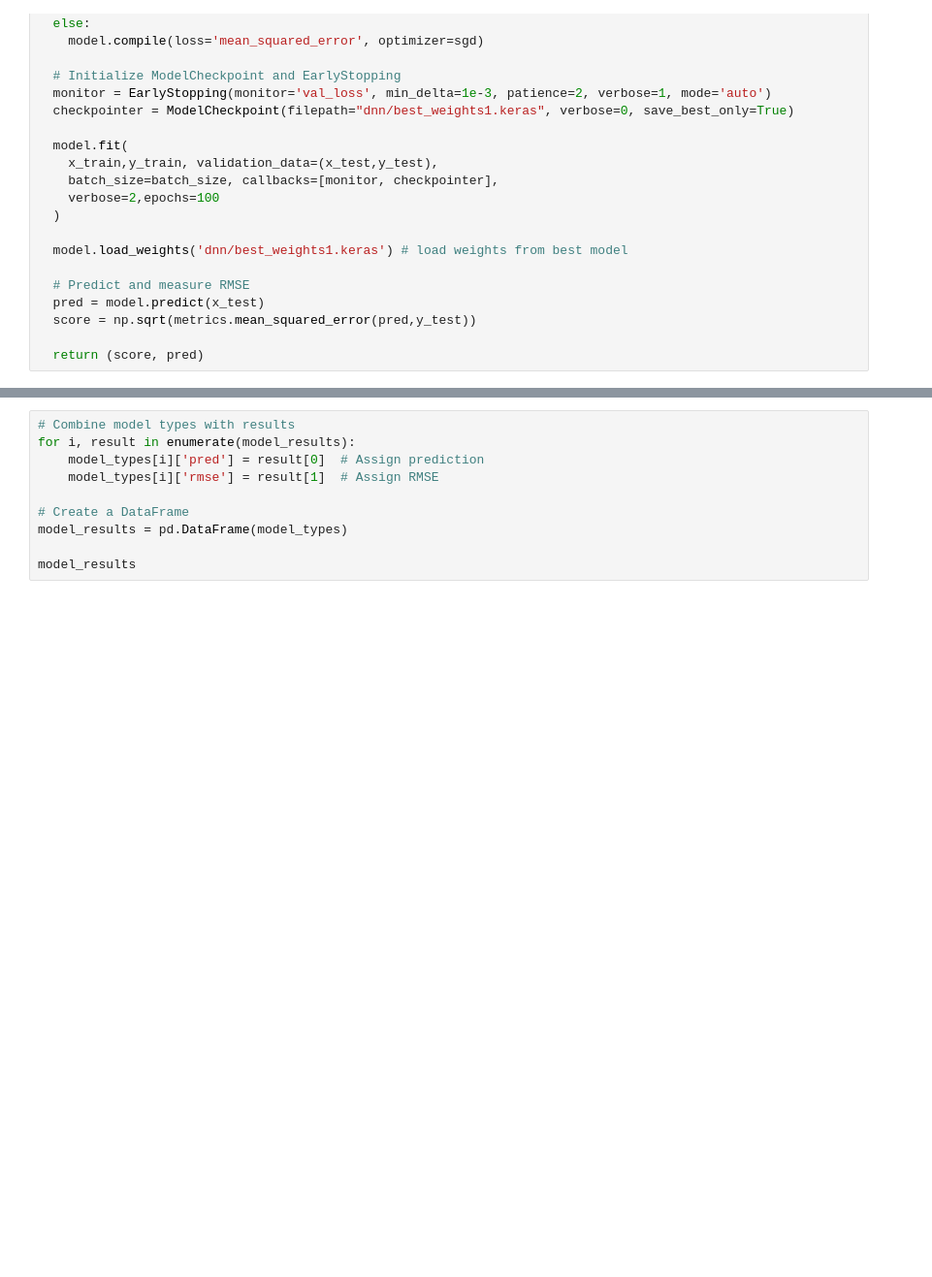
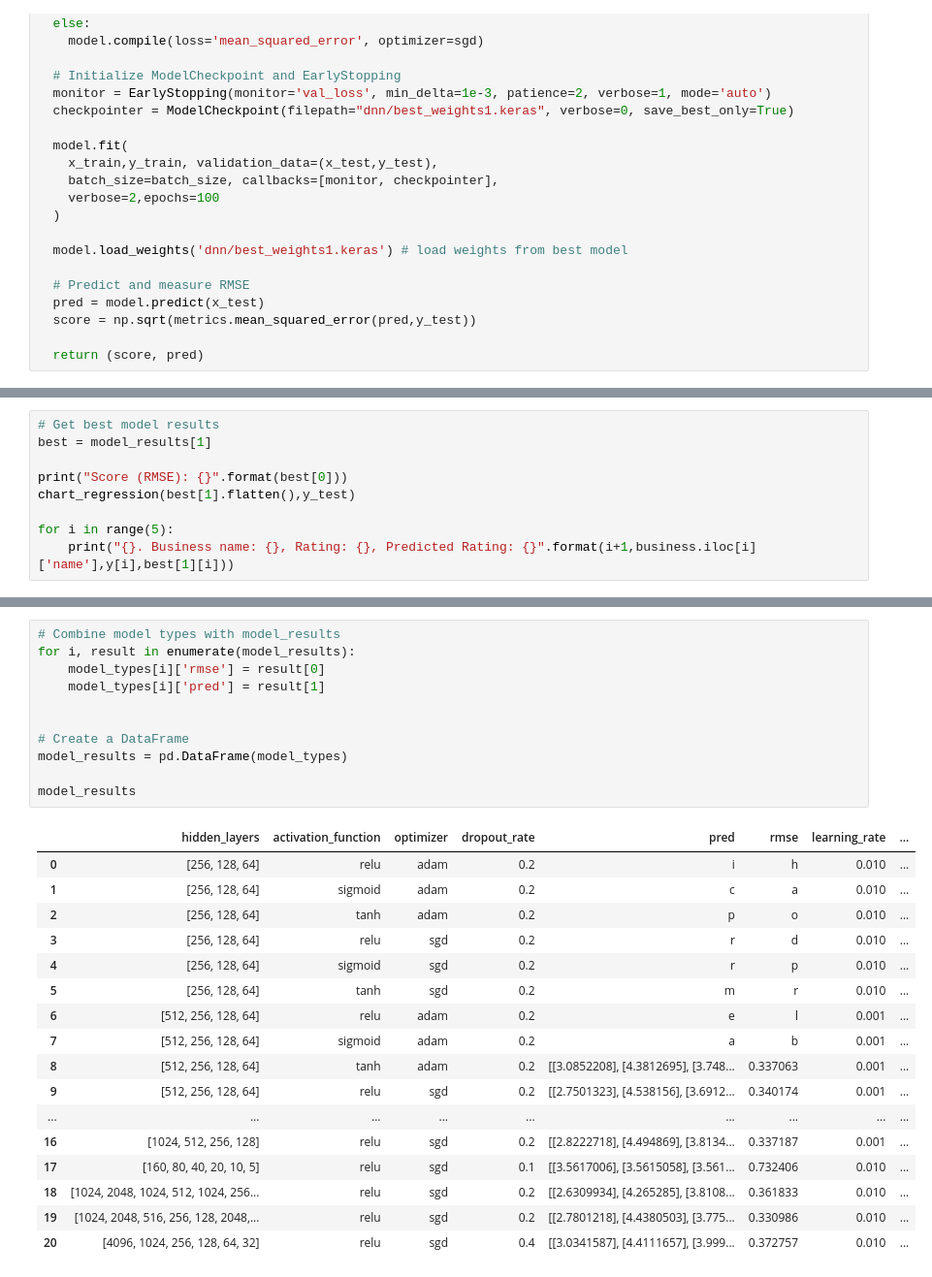
Before and after one commit to chkathi/intelligent-systems, a Jupyter notebook: P1/Regression_new.ipynb, the cells around one changed output, grey strips where cells are left out. Shown: that part at 97% size. Saved outputs shown, nothing was run; the diff lists cells and outputs as text; blank space fills up the shorter version.

```diff
--- a/P1/Regression_new.ipynb
+++ b/P1/Regression_new.ipynb
@@ -370,0 +373,9 @@ Missing keys in model: {'hidden_layers': [512, 256, 128, 64], 'activation_functi
+# %%
+# Get best model results
+best = model_results[1]
+
+print("Score (RMSE): {}".format(best[0]))
+chart_regression(best[1].flatten(),y_test)
+
+for i in range(5):
+    print("{}. Business name: {}, Rating: {}, Predicted Rating: {}".format(i+1,business.iloc[i]['name'],y[i],best[1][i]))
@@ -392,10 +538,29 @@ TypeError: list indices must be integers or slices, not str
 # %%
-# Combine model types with results
+# Combine model types with model_results
 for i, result in enumerate(model_results):
-    model_types[i]['pred'] = result[0]  # Assign prediction
-    model_types[i]['rmse'] = result[1]  # Assign RMSE
+    model_types[i]['rmse'] = result[0]
+    model_types[i]['pred'] = result[1]
+
 
 # Create a DataFrame
 model_results = pd.DataFrame(model_types)
 
 model_results
+# %% [output]
+|  | hidden_layers | activation_function | optimizer | dropout_rate | pred | rmse | learning_rate | ... |
+| 0 | [256, 128, 64] | relu | adam | 0.2 | i | h | 0.010 | ... |
+| 1 | [256, 128, 64] | sigmoid | adam | 0.2 | c | a | 0.010 | ... |
+| 2 | [256, 128, 64] | tanh | adam | 0.2 | p | o | 0.010 | ... |
+| 3 | [256, 128, 64] | relu | sgd | 0.2 | r | d | 0.010 | ... |
+| 4 | [256, 128, 64] | sigmoid | sgd | 0.2 | r | p | 0.010 | ... |
+| 5 | [256, 128, 64] | tanh | sgd | 0.2 | m | r | 0.010 | ... |
+| 6 | [512, 256, 128, 64] | relu | adam | 0.2 | e | l | 0.001 | ... |
+| 7 | [512, 256, 128, 64] | sigmoid | adam | 0.2 | a | b | 0.001 | ... |
+| 8 | [512, 256, 128, 64] | tanh | adam | 0.2 | [[3.0852208], [4.3812695], [3.748... | 0.337063 | 0.001 | ... |
+| 9 | [512, 256, 128, 64] | relu | sgd | 0.2 | [[2.7501323], [4.538156], [3.6912... | 0.340174 | 0.001 | ... |
+| ... | ... | ... | ... | ... | ... | ... | ... | ... |
+| 16 | [1024, 512, 256, 128] | relu | sgd | 0.2 | [[2.8222718], [4.494869], [3.8134... | 0.337187 | 0.001 | ... |
+| 17 | [160, 80, 40, 20, 10, 5] | relu | sgd | 0.1 | [[3.5617006], [3.5615058], [3.561... | 0.732406 | 0.010 | ... |
+| 18 | [1024, 2048, 1024, 512, 1024, 256... | relu | sgd | 0.2 | [[2.6309934], [4.265285], [3.8108... | 0.361833 | 0.010 | ... |
+| 19 | [1024, 2048, 516, 256, 128, 2048,... | relu | sgd | 0.2 | [[2.7801218], [4.4380503], [3.775... | 0.330986 | 0.010 | ... |
+| 20 | [4096, 1024, 256, 128, 64, 32] | relu | sgd | 0.4 | [[3.0341587], [4.4111657], [3.999... | 0.372757 | 0.010 | ... |
```
Also changed, not shown: parts of 19 cells of this notebook.
